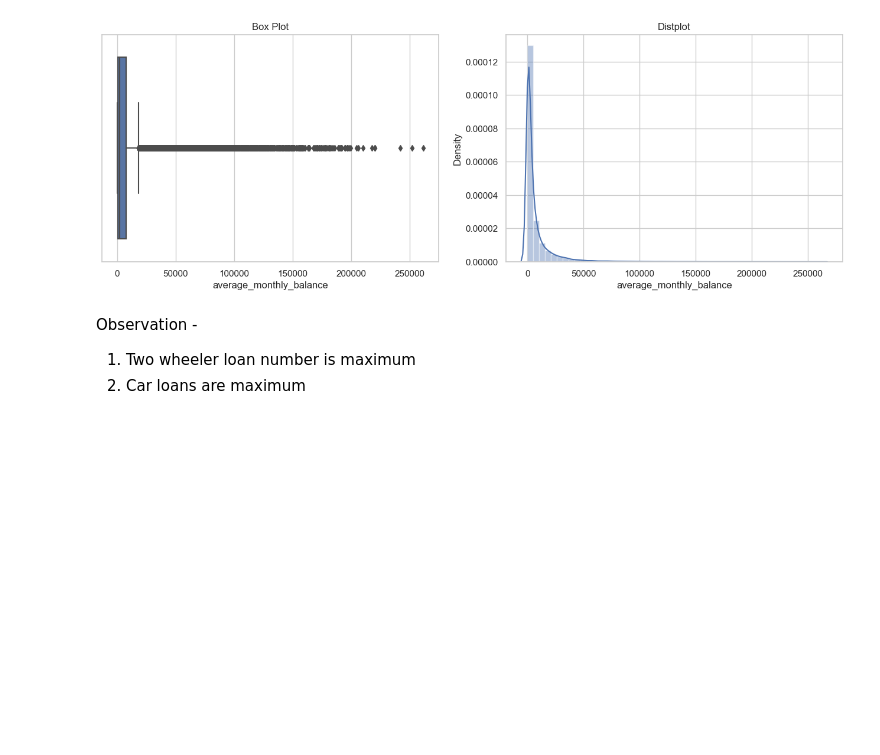
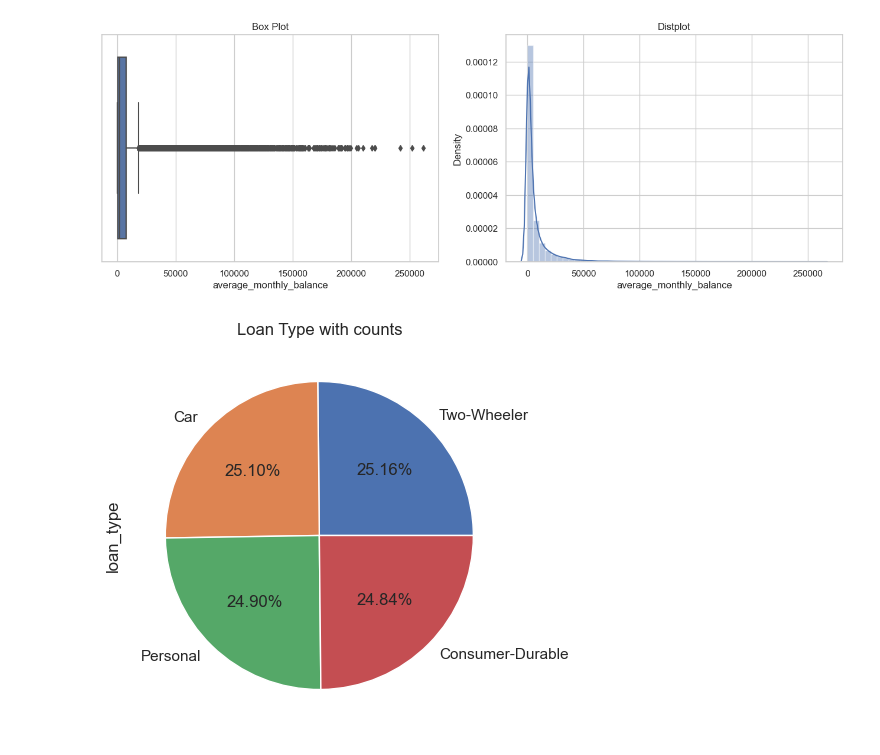
Before and after one commit to angadgothe/BFSI_CaseStudy2024, a Jupyter notebook: IIITB_upGrad_Course5_Assignment.ipynb, the cells around one changed output. Saved outputs shown, nothing was run; the diff lists cells and outputs as text; code cells hidden in the pictures; blank space fills up the shorter version.

```diff
--- a/IIITB_upGrad_Course5_Assignment.ipynb
+++ b/IIITB_upGrad_Course5_Assignment.ipynb
@@ -545,7 +545,11 @@ for i in final_data_num:
 import warnings
 
 warnings.filterwarnings('ignore')
-# %% [markdown]
-Observation -
-1. Two wheeler loan number is maximum
-2. Car loans are maximum
+# %%
+#lets check the loan counts using pie chart which will give better visualization
+
+plt.figure(figsize = (5,5))
+final_data.loan_type.value_counts().plot(kind='pie',autopct='%1.2f%%').set_title("Loan Type with counts")
+plt.show()
+# %% [output]
+[figure, added]
```
Also changed, not shown: parts of 33 cells of this notebook.
